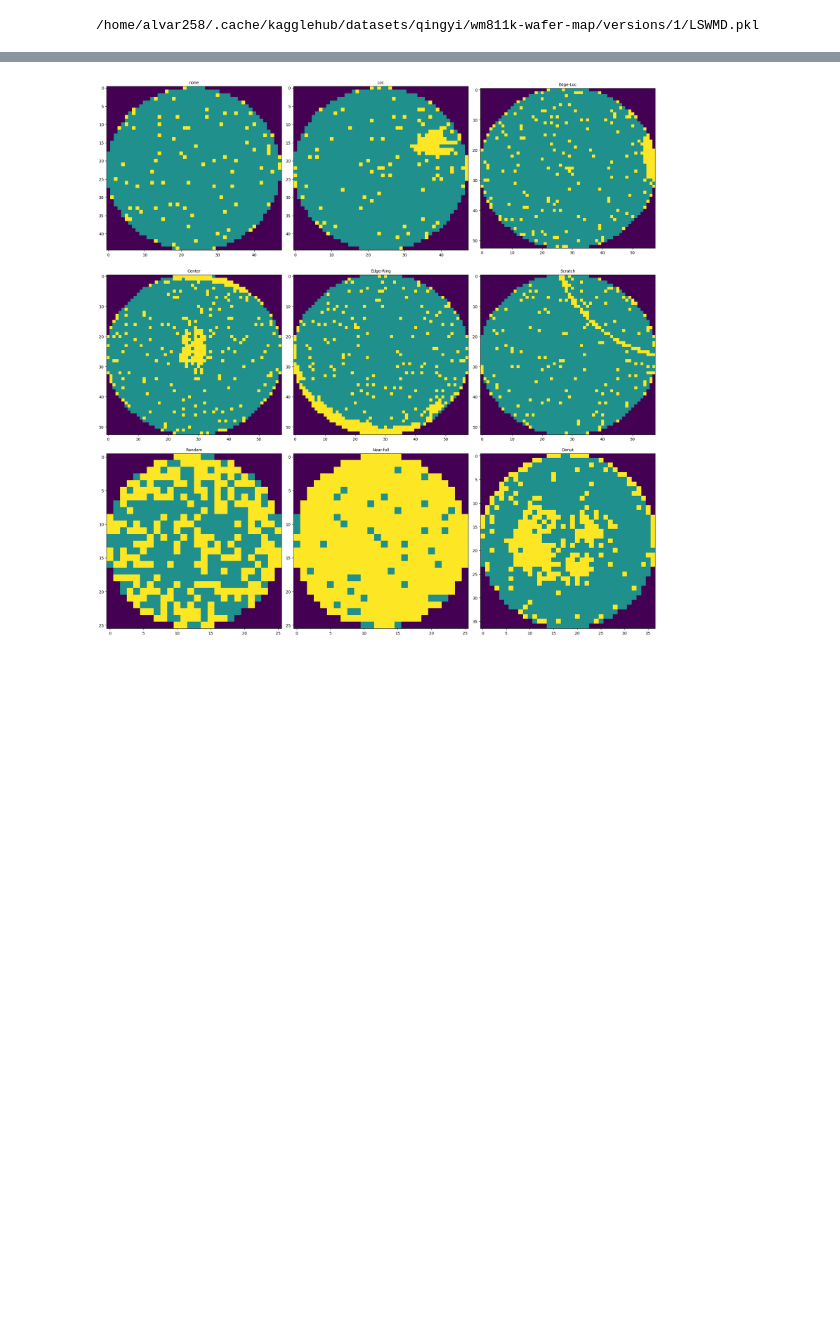
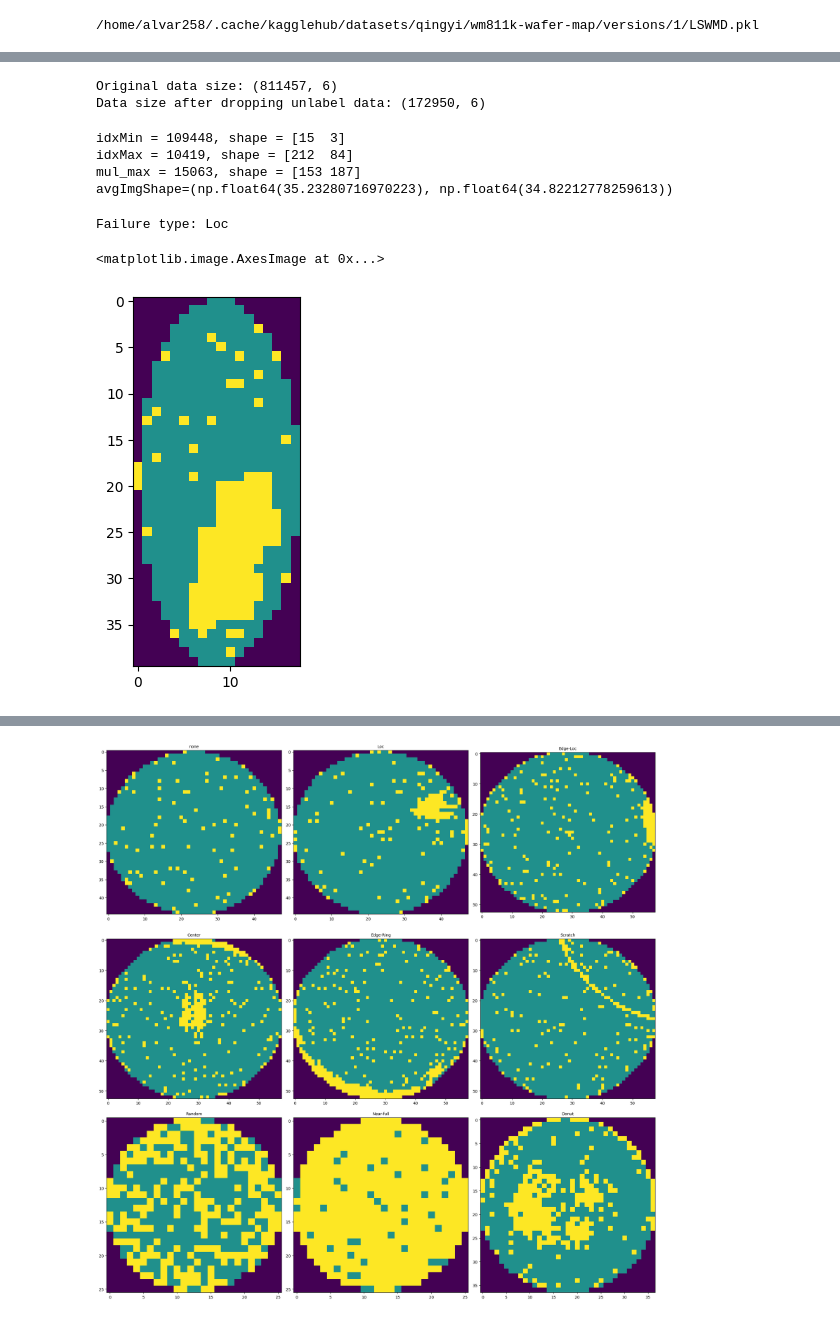
Before and after one commit to jackpeng01/573-project, a Jupyter notebook: LSWMD-explore.ipynb, the cells around one changed output, grey strips where cells are left out. Drawn from its saved outputs; the diff is of its cells as text; code cells hidden in the pictures; blank space fills up the shorter version.

Commit message:
Some extra data cleaning done by removing images with really small sizes

```diff
--- a/LSWMD-explore.ipynb
+++ b/LSWMD-explore.ipynb
@@ -22,7 +20,7 @@ Data size after dropping unlabel data: (172950, 7)
 # %%
 # Drop empty failures.
 print(f"Original data size: {df.shape}")
-df = df[df["failureType"] != ""].reset_index(drop=True)
+df = df[df["failureType"] != ""]
 print(f"Data size after dropping unlabel data: {df.shape}")
 
 # Change failure type from [[np.str_]] to np.str_
@@ -32,3 +30,46 @@ df["failureType"] = df["failureType"].apply(
 
 # Drop train/test label.
 df = df.drop(columns=["trianTestLabel"]).reset_index(drop=True)
+# %% [output]
+Original data size: (811457, 6)
+Data size after dropping unlabel data: (172950, 6)
+# %%
+# Not all wafer maps has equal size. So, explore the images shape.
+
+imgShapes = np.array([shape for shape in df["waferMap"].apply(lambda x: x.shape)])
+
+row_min = np.argmin(imgShapes[:, 0])
+col_min = np.argmin(imgShapes[:, 1])
+if imgShapes[row_min, 0] < imgShapes[col_min, 1]:
+    idxMin = row_min
+else:
+    idxMin = col_min
+print(f"idxMin = {idxMin}, shape = {imgShapes[idxMin]}")
+
+row_max = np.argmax(imgShapes[:, 0])
+col_max = np.argmax(imgShapes[:, 1])
+if imgShapes[row_max, 0] > imgShapes[col_max, 1]:
+    idxMax = row_max
+else:
+    idxMax = col_max
+print(f"idxMax = {idxMax}, shape = {imgShapes[idxMax]}")
+
+mul_max = np.argmax(imgShapes[:, 0] * imgShapes[:, 1])
+print(f"mul_max = {mul_max}, shape = {imgShapes[mul_max]}")
+
+# Avg for image shape.
+avgShape = tuple(sum(col) / len(col) for col in zip(*imgShapes))
+print(f"avgImgShape={avgShape}")
+# %% [output]
+idxMin = 109448, shape = [15  3]
+idxMax = 10419, shape = [212  84]
+mul_max = 15063, shape = [153 187]
+avgImgShape=(np.float64(35.23280716970223), np.float64(34.82212778259613))
+# %%
+y = df["failureType"][idxMin]
+print(f"Failure type: {y}")
+plt.imshow(df["waferMap"][idxMin])
+# %% [output]
+Failure type: Loc
+<matplotlib.image.AxesImage at 0x...>
+[figure, added]
```
Also changed, not shown: parts of 14 cells of this notebook.
